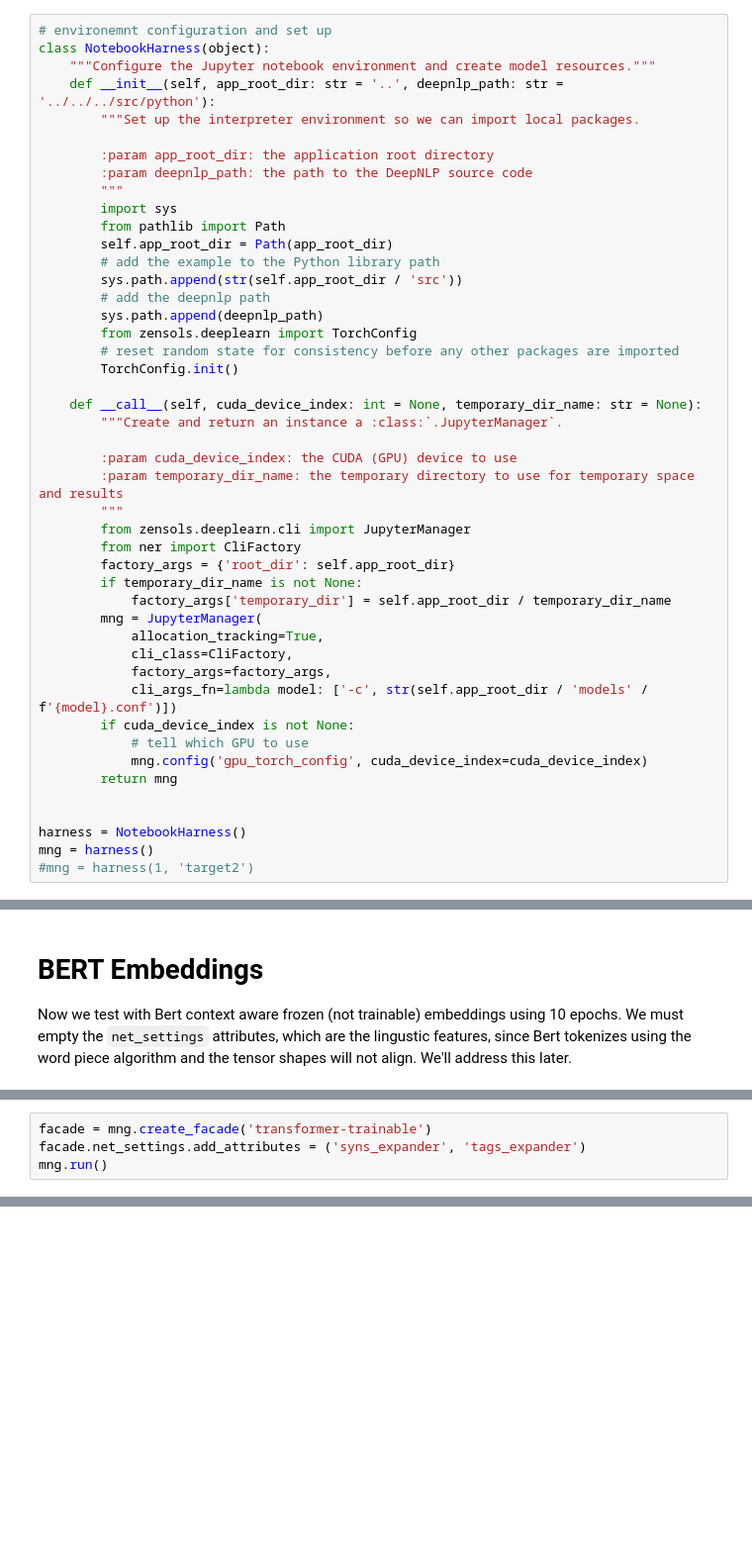
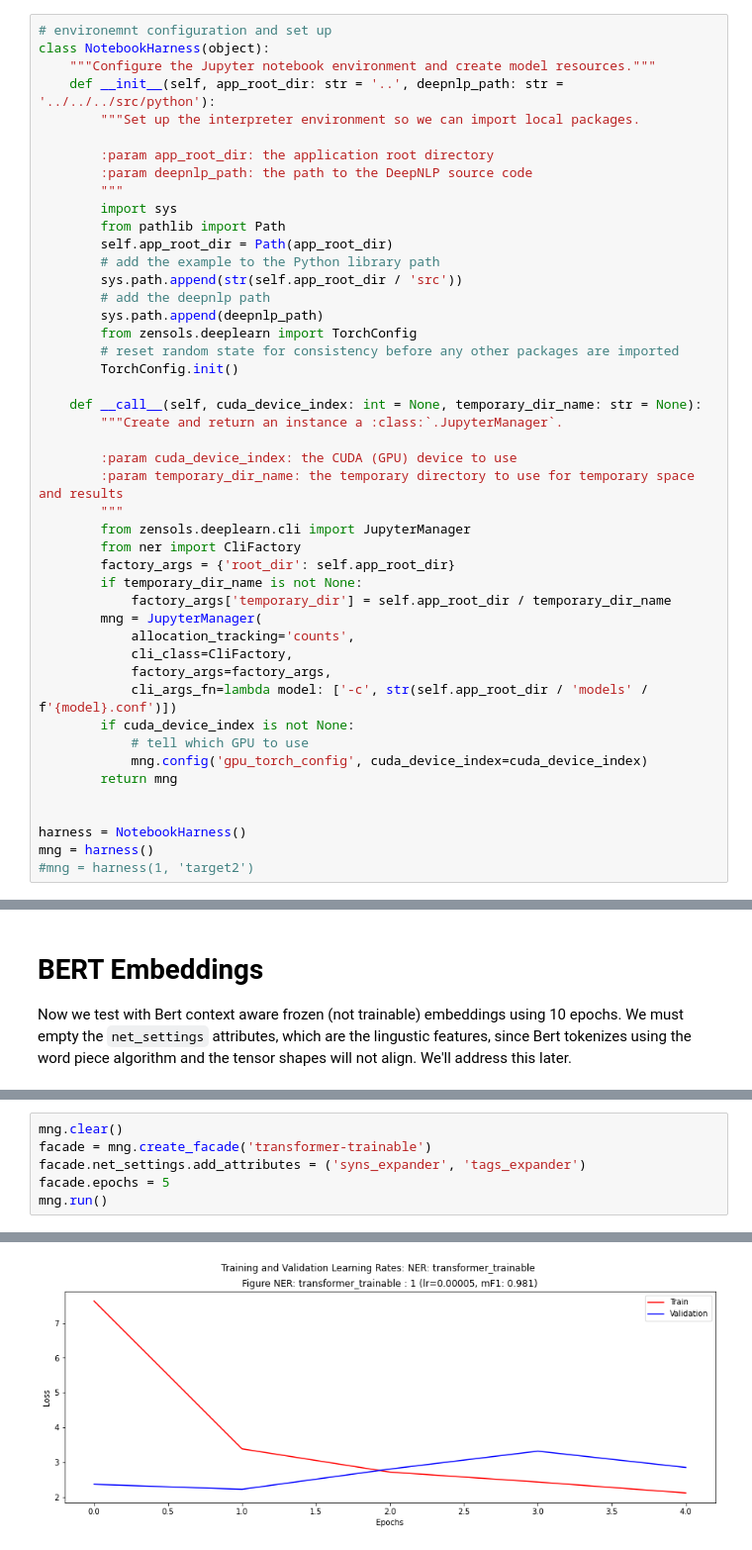
Before and after one commit to plandes/deepnlp, a Jupyter notebook: example/ner/notebook/ner.ipynb, the cells around one changed output, grey strips where cells are left out. Shown at 99% size. Cells and saved outputs as stored; diff of their text form; blank space fills up the shorter version.

```diff
--- a/example/ner/notebook/ner.ipynb
+++ b/example/ner/notebook/ner.ipynb
@@ -37,7 +37,7 @@ class NotebookHarness(object):
         if temporary_dir_name is not None:
             factory_args['temporary_dir'] = self.app_root_dir / temporary_dir_name
         mng = JupyterManager(
-            allocation_tracking=True,
+            allocation_tracking='counts',
             cli_class=CliFactory,
             factory_args=factory_args,
             cli_args_fn=lambda model: ['-c', str(self.app_root_dir / 'models' / f'{model}.conf')])
@@ -109,4 +342,7 @@ mng.run()
 # %%
+mng.clear()
 facade = mng.create_facade('transformer-trainable')
 facade.net_settings.add_attributes = ('syns_expander', 'tags_expander')
+facade.epochs = 5
 mng.run()
+# %% [output]
@@ -113 +385,2 @@ mng.run()
+[figure, added]
 # %%
```
Also changed, not shown: parts of 10 cells of this notebook, 3 other files.
